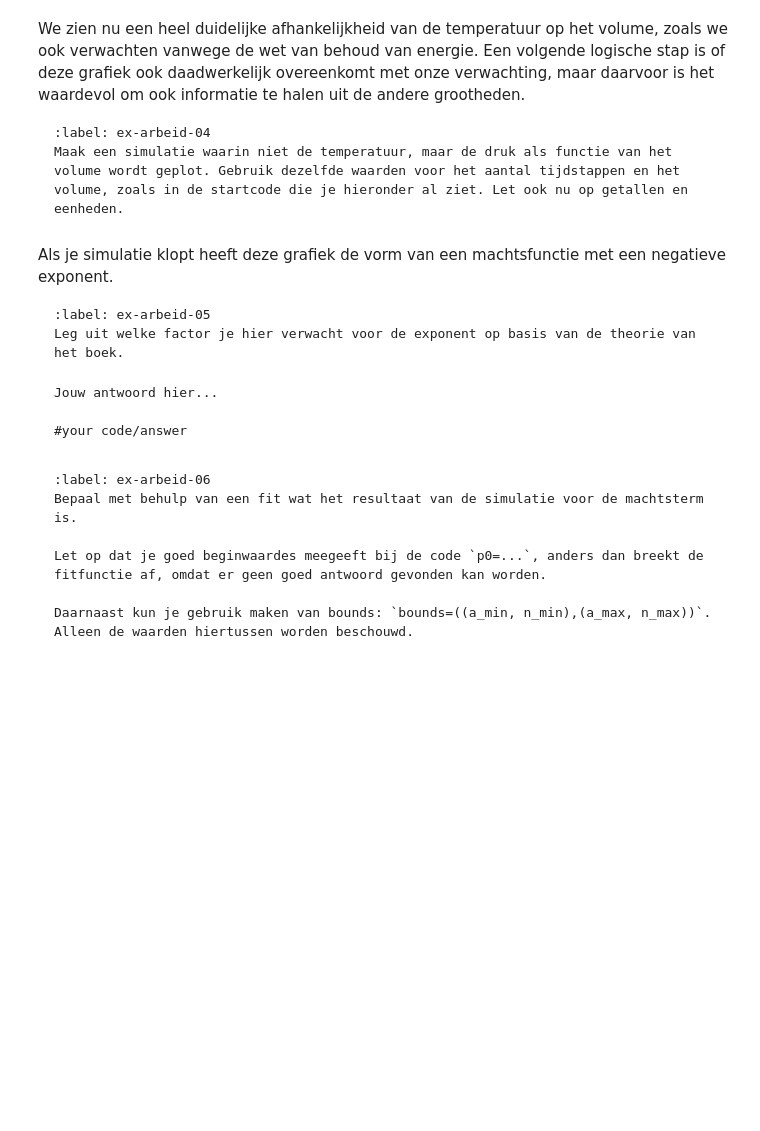
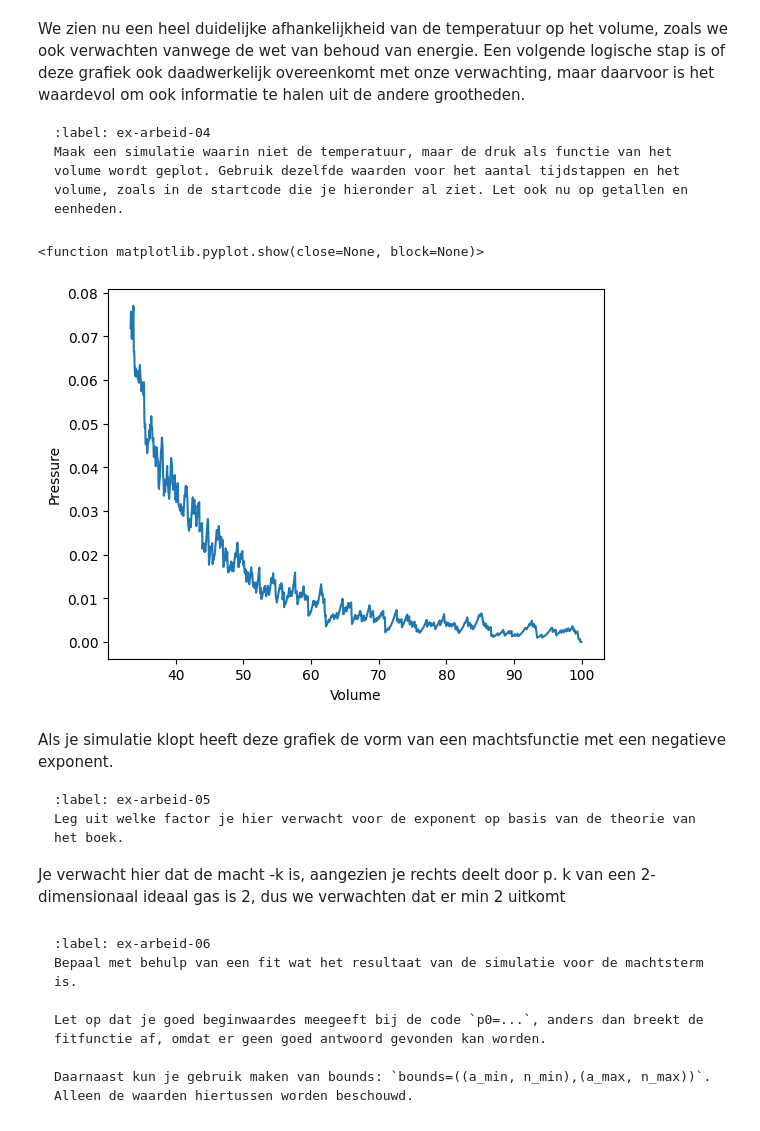
Before and after one commit to BobVill/32, a Jupyter notebook: Content/PySim/7_arbeid.ipynb, the cells around one changed output. Cells and saved outputs as stored; diff of their text form; code cells hidden in the pictures; blank space fills up the shorter version.

````diff
--- a/Content/PySim/7_arbeid.ipynb
+++ b/Content/PySim/7_arbeid.ipynb
@@ -369,22 +371,37 @@ Maak een simulatie waarin niet de temperatuur, maar de druk als functie van het
 # %%
 # breid deze code uit met jouw antwoord
 
 num_steps = round(2/3 * BOX_SIZE_0 / (2 * -V_PISTON_0 * DT))
 particles = []
 volumes = np.zeros(num_steps, dtype=float)
 pressures = np.zeros(num_steps, dtype=float)
 
 pressure = 0.0
 box_length = BOX_SIZE_0         # zetten zuiger terug
 v_piston = V_PISTON_0
 create_particles(particles)     # resetten deeltjes
 
 for i in range(num_steps):
     take_time_step(particles)
-    # RUIMTE VOOR UITWERKING
-#your code/answer
+    volumes[i] = box_length * box_height #* BOX_SIZE_0_scale**2
+    pressures[i] = pressure *pressure_scale
 
-# PLOT GRAFIEK
+plt.figure()
+plt.xlabel('Volume')
+plt.ylabel('Pressure')
+
+pressures = np.asarray(pressures)
+
+
+#(np.log(pressures)/np.log(3))
+#plt.yscale('log')
+plt.plot(volumes, pressures )
+plt.plot()
+
+plt.show
+# %% [output]
+<function matplotlib.pyplot.show(close=None, block=None)>
+[figure, added]
 # %% [markdown]
 Als je simulatie klopt heeft deze grafiek de vorm van een machtsfunctie met een negatieve exponent.
 
@@ -393,11 +410,7 @@ Als je simulatie klopt heeft deze grafiek de vorm van een machtsfunctie met een
 Leg uit welke factor je hier verwacht voor de exponent op basis van de theorie van het boek.
 ```
 
-```{solution} ex-arbeid-05
-Jouw antwoord hier...
-
-#your code/answer
-```
+Je verwacht hier dat de macht -k is, aangezien je rechts deelt door p. k van een 2-dimensionaal ideaal gas is 2, dus we verwachten dat er min 2 uitkomt
 # %% [markdown]
 ```{exercise}
 :label: ex-arbeid-06
````
Also changed, not shown: parts of 14 cells of this notebook, 5 other files.
